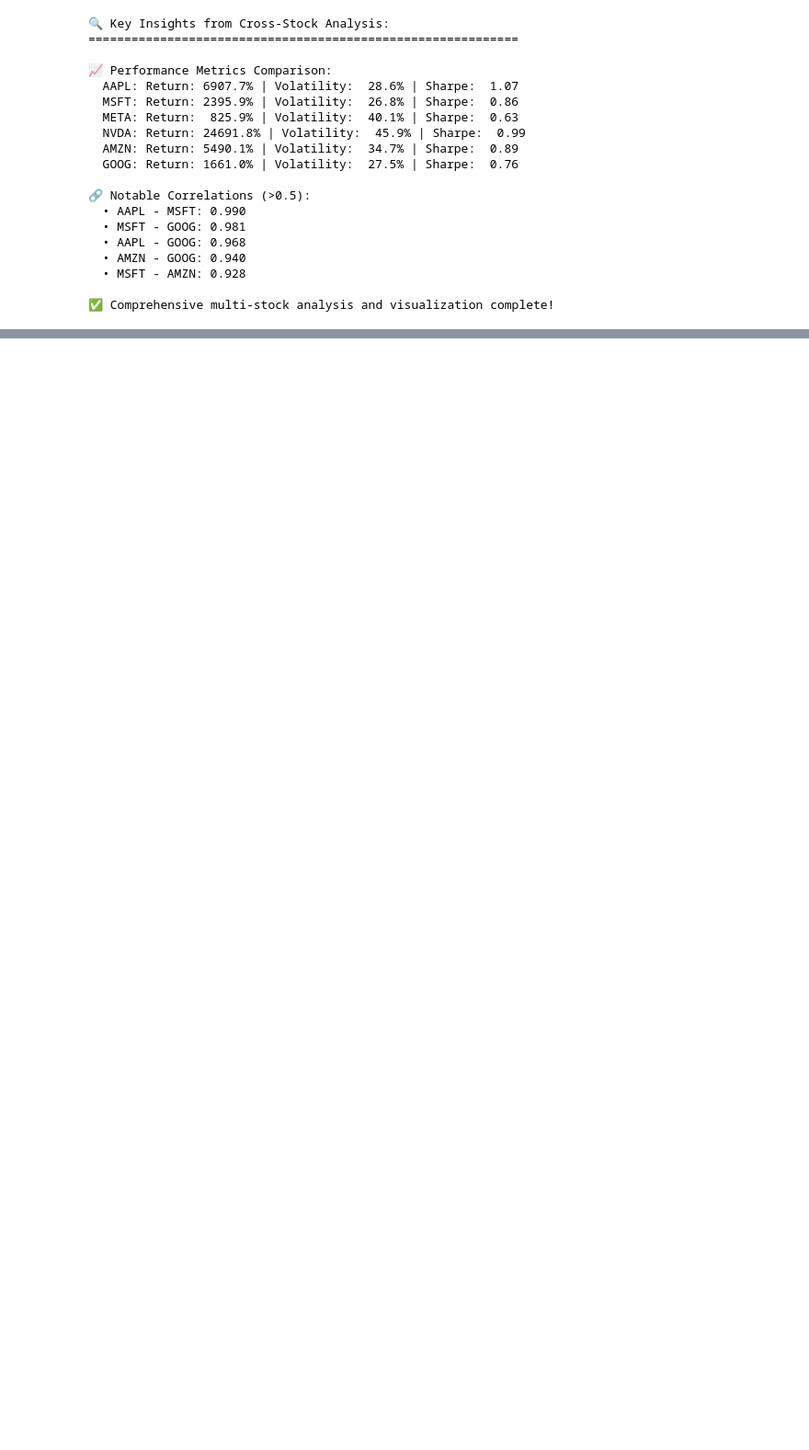
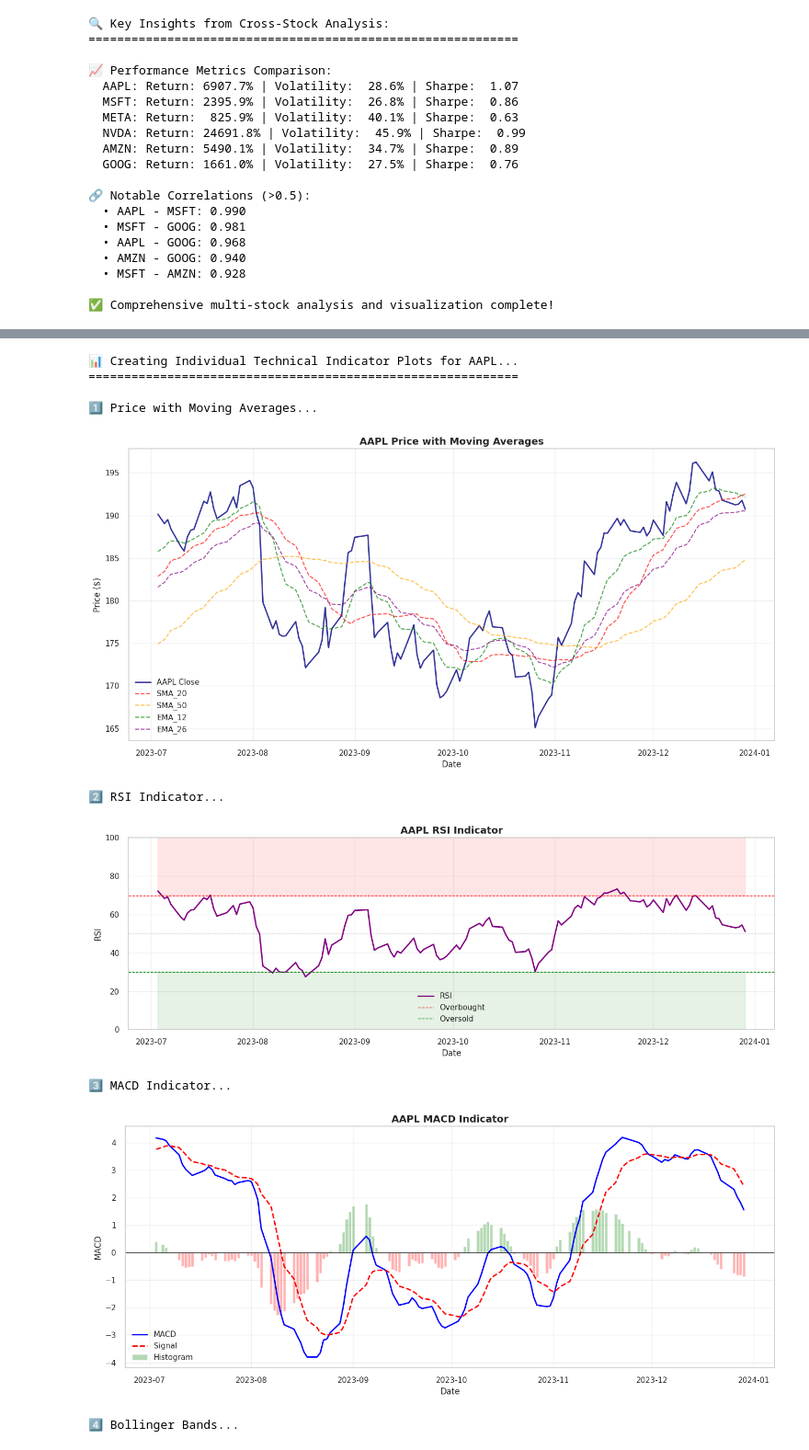
Before and after one commit to estif0/news-sentiment-price-prediction, a Jupyter notebook: notebooks/02_quantitative_analysis.ipynb, the cells around one changed output, grey strips where cells are left out. Shown at 92% size. Cells and saved outputs as stored; diff of their text form; code cells hidden in the pictures; blank space fills up the shorter version.

```diff
--- a/notebooks/02_quantitative_analysis.ipynb
+++ b/notebooks/02_quantitative_analysis.ipynb
@@ -498,0 +640,43 @@ else:
+# %%
+# Plot individual technical indicators
+if demo_symbol in all_stock_data and 'stock_data_with_indicators' in locals():
+    recent_data = stock_data_with_indicators.tail(126)  # Last 6 months
+
+    print(f"📊 Creating Individual Technical Indicator Plots for {demo_symbol}...")
+    print("=" * 60)
+
+    # 1. Price with Moving Averages
+    print(f"\n1️⃣ Price with Moving Averages...")
+    visualizer.plot_stock_with_ma(
+        recent_data,
+        demo_symbol,
+        ma_columns=['SMA_20', 'SMA_50', 'EMA_12', 'EMA_26']
+    )
+
+    # 2. RSI Indicator
+    print(f"\n2️⃣ RSI Indicator...")
+    visualizer.plot_rsi_indicator(recent_data, demo_symbol)
+
+    # 3. MACD Indicator
+    print(f"\n3️⃣ MACD Indicator...")
+    visualizer.plot_macd_indicator(recent_data, demo_symbol)
+
+    # 4. Bollinger Bands
+    print(f"\n4️⃣ Bollinger Bands...")
+    visualizer.plot_bollinger_bands(recent_data, demo_symbol)
+
+    print(f"\n✅ All technical indicator plots created successfully!")
+
+else:
+    print(f"❌ Cannot create plots - data not available")
+# %% [output]
+📊 Creating Individual Technical Indicator Plots for AAPL...
+============================================================
+
+1️⃣ Price with Moving Averages...
+[figure, added]
+2️⃣ RSI Indicator...
+[figure, added]
+3️⃣ MACD Indicator...
+[figure, added]
+4️⃣ Bollinger Bands...
```
Also changed, not shown: parts of 9 cells of this notebook, 3 other files.
